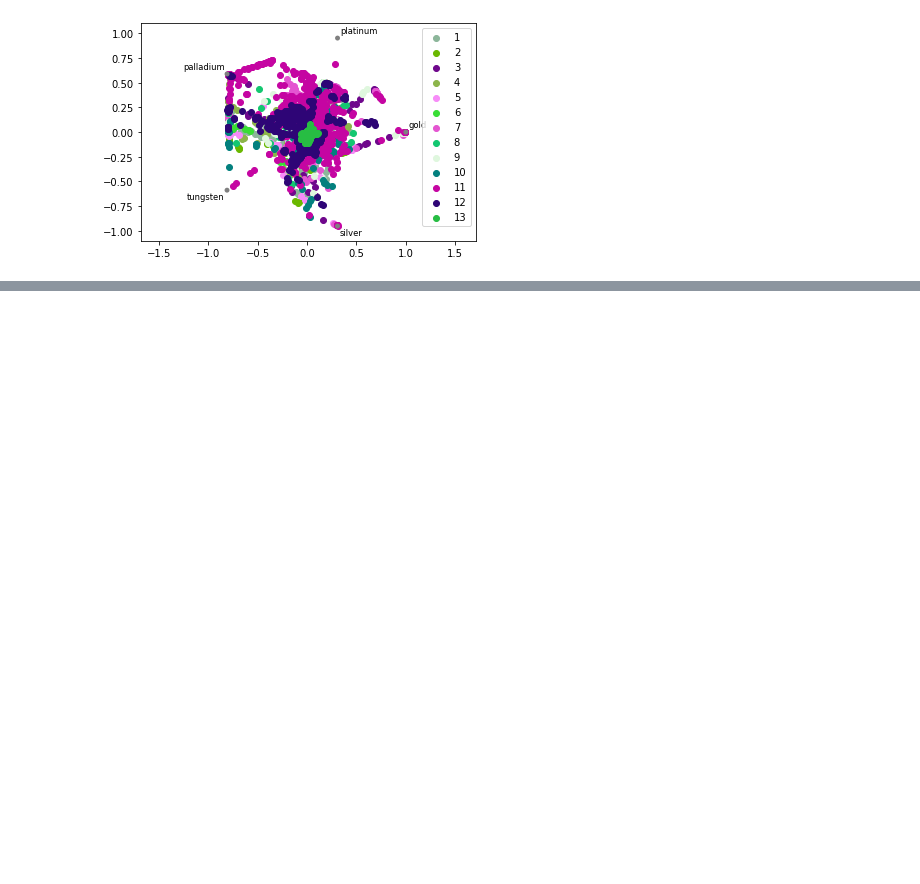
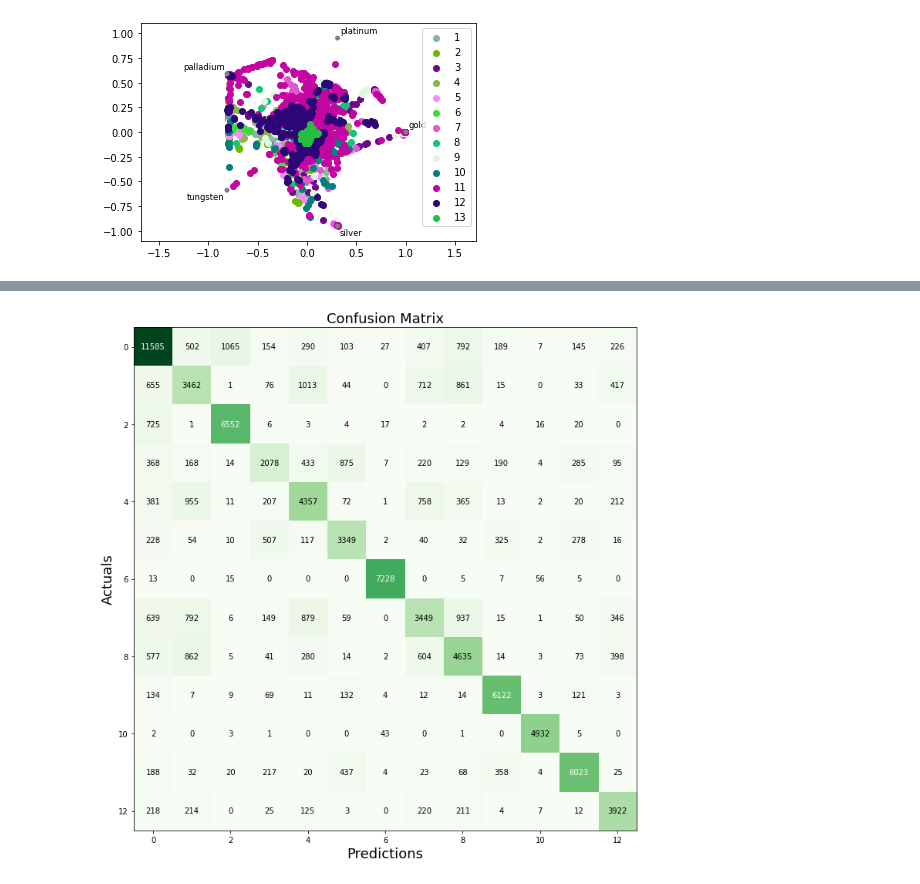
Before and after one commit to SalmaAshour24/SelectedTopicsProject, a Jupyter notebook: RF.ipynb, the cells around one changed output, grey strips where cells are left out. Cells and saved outputs as stored; diff of their text form; code cells hidden in the pictures; blank space fills up the shorter version.

```diff
--- a/RF.ipynb
+++ b/RF.ipynb
@@ -87,0 +116,10 @@ radviz(df, "y");
+# %%
+from mlxtend.plotting import plot_confusion_matrix
+
+fig, ax = plot_confusion_matrix(conf_mat=conf, figsize=(12, 12), cmap=plt.cm.Greens)
+plt.xlabel('Predictions', fontsize=18)
+plt.ylabel('Actuals', fontsize=18)
+plt.title('Confusion Matrix', fontsize=18)
+plt.show()
+# %% [output]
+[figure, added]
```
Also changed, not shown: parts of 4 cells of this notebook.
